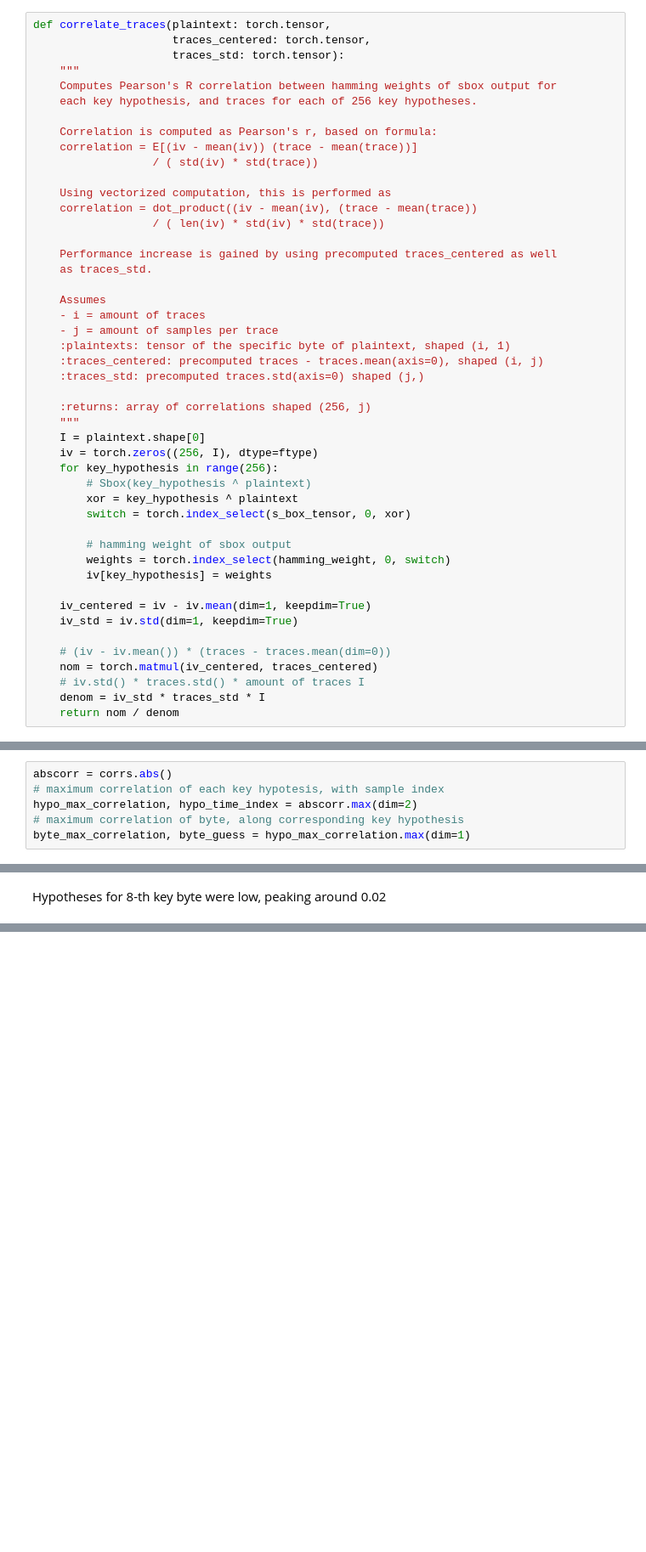
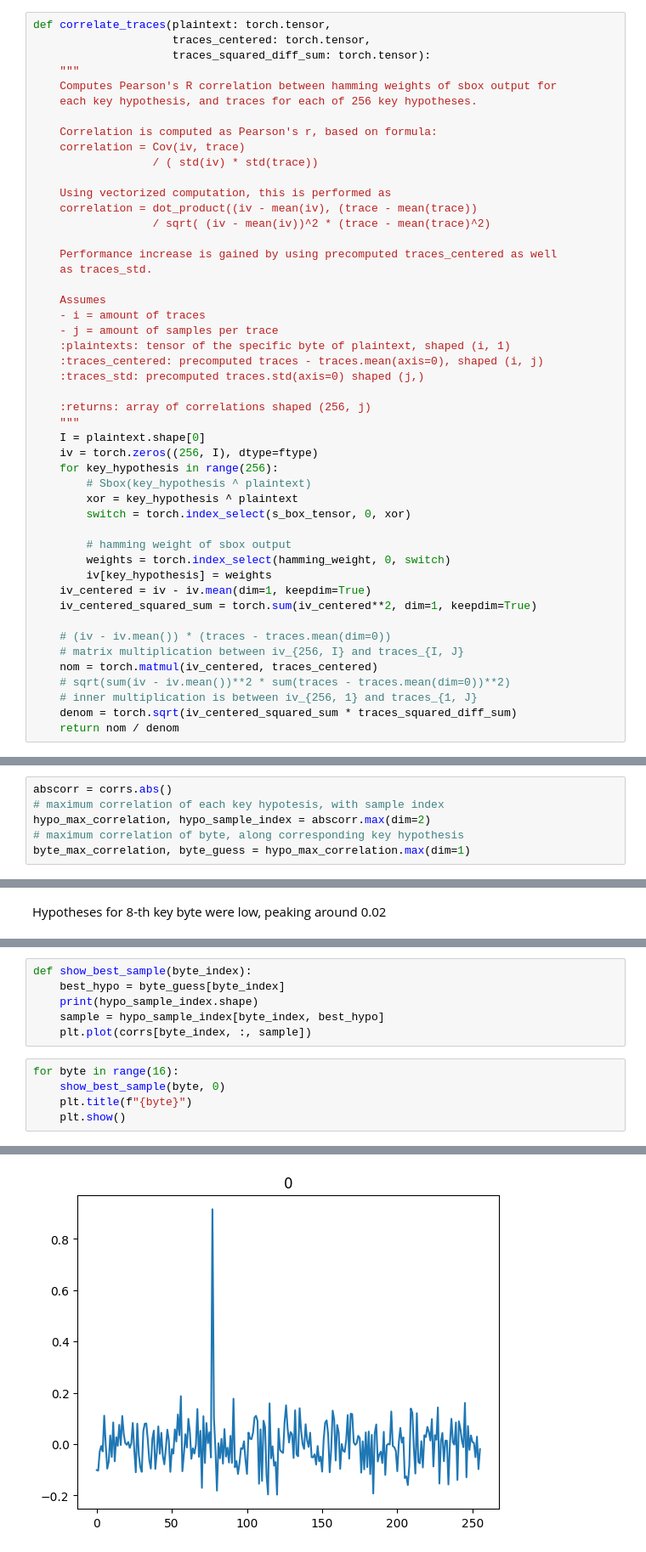
Before and after one commit to paba16/CPA-public-datasets, a Jupyter notebook: ascad.ipynb, the cells around one changed output, grey strips where cells are left out. Shown at 85% size. Drawn from its saved outputs; the diff is of its cells as text; blank space fills up the shorter version.

```diff
--- a/ascad.ipynb
+++ b/ascad.ipynb
@@ -57,18 +58,18 @@ Since all traces used the same key, and we have both plaintext and traces we can
 # %%
 def correlate_traces(plaintext: torch.tensor,
                      traces_centered: torch.tensor,
-                     traces_std: torch.tensor):
+                     traces_squared_diff_sum: torch.tensor):
     """
     Computes Pearson's R correlation between hamming weights of sbox output for
     each key hypothesis, and traces for each of 256 key hypotheses.
 
     Correlation is computed as Pearson's r, based on formula:
-    correlation = E[(iv - mean(iv)) (trace - mean(trace))]
+    correlation = Cov(iv, trace)
                   / ( std(iv) * std(trace))
 
     Using vectorized computation, this is performed as
     correlation = dot_product((iv - mean(iv), (trace - mean(trace))
-                  / ( len(iv) * std(iv) * std(trace))
+                  / sqrt( (iv - mean(iv))^2 * (trace - mean(trace)^2)
 
     Performance increase is gained by using precomputed traces_centered as well
     as traces_std.
@@ -92,14 +93,15 @@ def correlate_traces(plaintext: torch.tensor,
         # hamming weight of sbox output
         weights = torch.index_select(hamming_weight, 0, switch)
         iv[key_hypothesis] = weights
-
     iv_centered = iv - iv.mean(dim=1, keepdim=True)
-    iv_std = iv.std(dim=1, keepdim=True)
+    iv_centered_squared_sum = torch.sum(iv_centered**2, dim=1, keepdim=True)
 
     # (iv - iv.mean()) * (traces - traces.mean(dim=0))
+    # matrix multiplication between iv_{256, I} and traces_{I, J}
     nom = torch.matmul(iv_centered, traces_centered)
-    # iv.std() * traces.std() * amount of traces I
-    denom = iv_std * traces_std * I
+    # sqrt(sum(iv - iv.mean())**2 * sum(traces - traces.mean(dim=0))**2)
+    # inner multiplication is between iv_{256, 1} and traces_{1, J}
+    denom = torch.sqrt(iv_centered_squared_sum * traces_squared_diff_sum)
     return nom / denom
 # %% [markdown]
 The size of traces is quite large at 5.59GB. This will increase four-fold after computing trace.mean() due to conversion to float32. As such correlations will be computed over trace slices during multiple epochs
@@ -156,7 +158,7 @@ We work with absolute values, as the direction of correlation does not matter
 # %%
 abscorr = corrs.abs()
 # maximum correlation of each key hypotesis, with sample index
-hypo_max_correlation, hypo_time_index = abscorr.max(dim=2)
+hypo_max_correlation, hypo_sample_index = abscorr.max(dim=2)
 # maximum correlation of byte, along corresponding key hypothesis
 byte_max_correlation, byte_guess = hypo_max_correlation.max(dim=1)
 # %%
@@ -224,0 +232,12 @@ Hypotheses for 8-th key byte were low, peaking around 0.02
+# %%
+def show_best_sample(byte_index):
+    best_hypo = byte_guess[byte_index]
+    print(hypo_sample_index.shape)
+    sample = hypo_sample_index[byte_index, best_hypo]
+    plt.plot(corrs[byte_index, :, sample])
+# %%
+for byte in range(16):
+    show_best_sample(byte, 0)
+    plt.title(f"{byte}")
+    plt.show()
+# %% [output]
@@ -224,0 +245 @@ Hypotheses for 8-th key byte were low, peaking around 0.02
+[figure, added]
```
Also changed, not shown: parts of 6 cells of this notebook.
